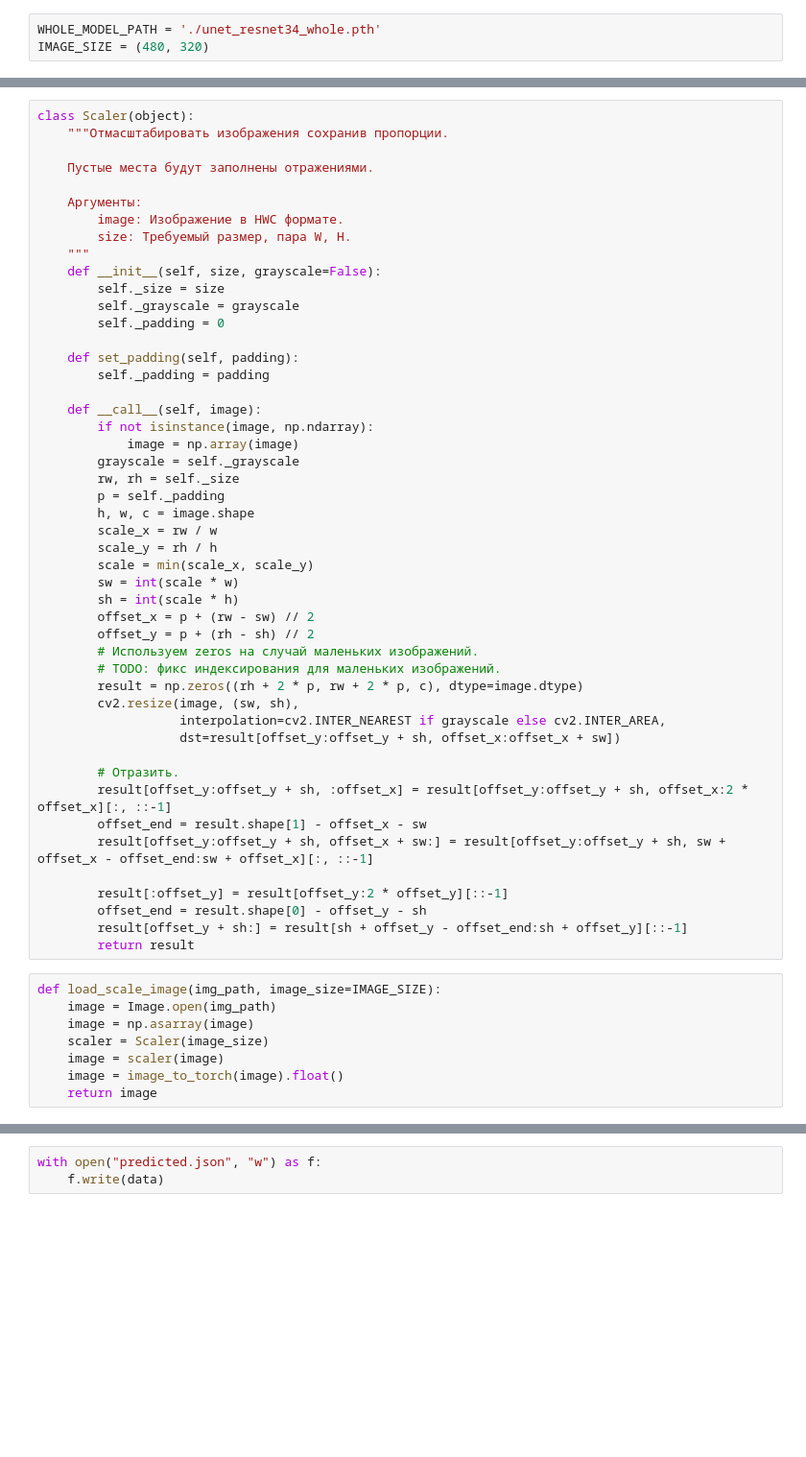
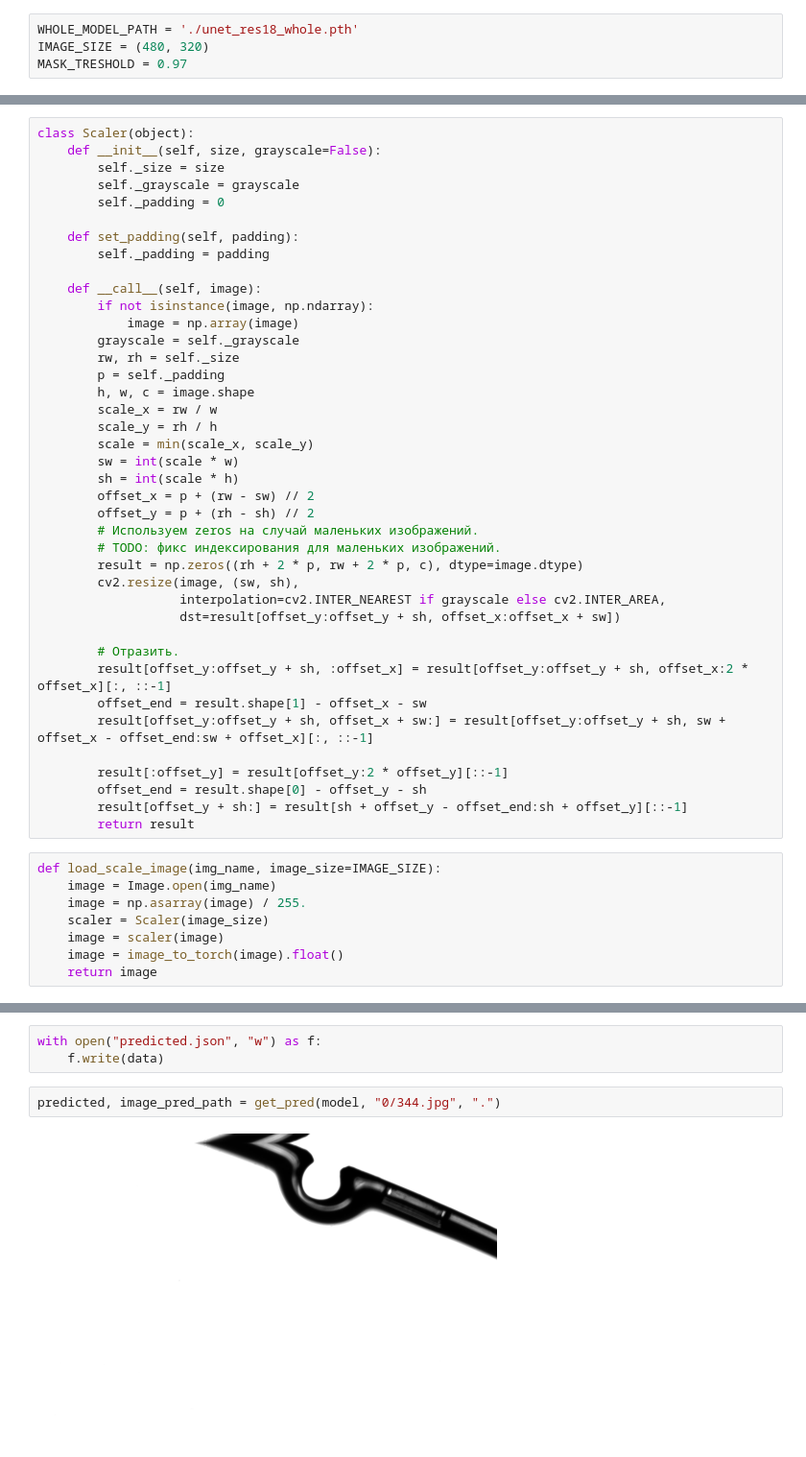
Before and after one commit to made2021-glasses-defect-detection/web-service, a Jupyter notebook: segmentation/checker.ipynb, the cells around one changed output, grey strips where cells are left out. Shown: that part at 96% size. Saved outputs shown, nothing was run; the diff lists cells and outputs as text; blank space fills up the shorter version.

Commit message:
Update models to more precise

```diff
--- a/segmentation/checker.ipynb
+++ b/segmentation/checker.ipynb
@@ -7,20 +7,13 @@ import os
 from PIL import Image
 from uuid import uuid4
 # %%
-WHOLE_MODEL_PATH = './unet_resnet34_whole.pth'
+WHOLE_MODEL_PATH = './unet_res18_whole.pth'
 IMAGE_SIZE = (480, 320)
+MASK_TRESHOLD = 0.97
 # %%
 model = torch.load(WHOLE_MODEL_PATH, map_location=torch.device('cpu'))
 # %%
 class Scaler(object):
-    """Отмасштабировать изображения сохранив пропорции.
-
-    Пустые места будут заполнены отражениями.
-
-    Аргументы:
-        image: Изображение в HWC формате.
-        size: Требуемый размер, пара W, H.
-    """
     def __init__(self, size, grayscale=False):
         self._size = size
         self._grayscale = grayscale
@@ -60,9 +53,9 @@ class Scaler(object):
         result[offset_y + sh:] = result[sh + offset_y - offset_end:sh + offset_y][::-1]
         return result
 # %%
-def load_scale_image(img_path, image_size=IMAGE_SIZE):
-    image = Image.open(img_path)
-    image = np.asarray(image)
+def load_scale_image(img_name, image_size=IMAGE_SIZE):
+    image = Image.open(img_name)
+    image = np.asarray(image) / 255.
     scaler = Scaler(image_size)
     image = scaler(image)
     image = image_to_torch(image).float()
@@ -177,3 +145,7 @@ image_pred_path
 # %%
 with open("predicted.json", "w") as f:
     f.write(data)
+# %%
+predicted, image_pred_path = get_pred(model, "0/344.jpg", ".")
+# %% [output]
+[figure, added]
```
Also changed, not shown: parts of 7 cells of this notebook, 6 other files.
